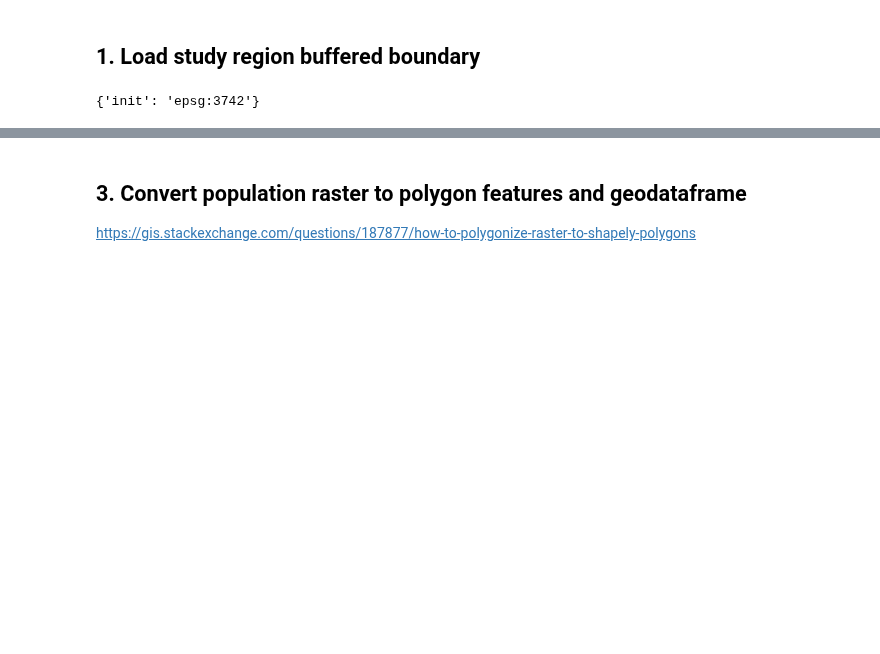
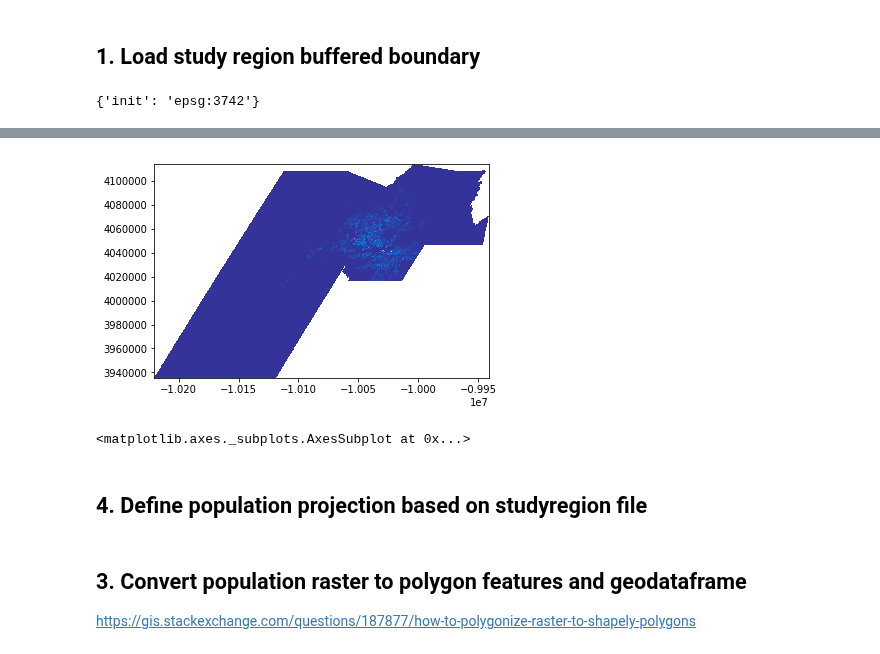
Before and after one commit to healthysustainablecities/global-indicators, a Jupyter notebook: process/05_create_population_GHSL.ipynb, the cells around one changed output, grey strips where cells are left out. Cells and saved outputs as stored; diff of their text form; code cells hidden in the pictures; blank space fills up the shorter version.

```diff
--- a/process/05_create_population_GHSL.ipynb
+++ b/process/05_create_population_GHSL.ipynb
@@ -92 +107,17 @@ raster_pop.meta
+# %%
+out_meta = src.meta.copy()
+
+# Update the metadata
+crs = src.crs  #projection
+out_meta.update({"driver": "GTiff",
+                 "height": raster_pop_mosaic.shape[1],
+                 "width": raster_pop_mosaic.shape[2],
+                 "transform": out_trans,
+                 "crs": crs
+                }
+               )
+
+population_raster =  '../data/Population/{}_{}.tif'.format('population', studyregion)
+with rasterio.open(population_raster, "w", **out_meta) as dest:
+    dest.write(raster_pop_mosaic)
 # %%
@@ -118,7 +149,15 @@ out_meta
 # %%
 population_raster_clipped =  '../data/Population/{}_clipped_{}.tif'.format('population', studyregion)
 with rasterio.open(population_raster_clipped, "w", **out_meta) as dest:
     dest.write(out_img)
+
+raster_pop = rasterio.open(population_raster_clipped)
+show(raster_pop, cmap='terrain')
+# %% [output]
+[figure, added]
+<matplotlib.axes._subplots.AxesSubplot at 0x...>
+# %% [markdown]
+## 4. Define population projection based on studyregion file
 # %%
 def reproject_raster(inpath, outpath, new_crs):
     import rasterio
```
Also changed, not shown: parts of 24 cells of this notebook, 1 other file.
